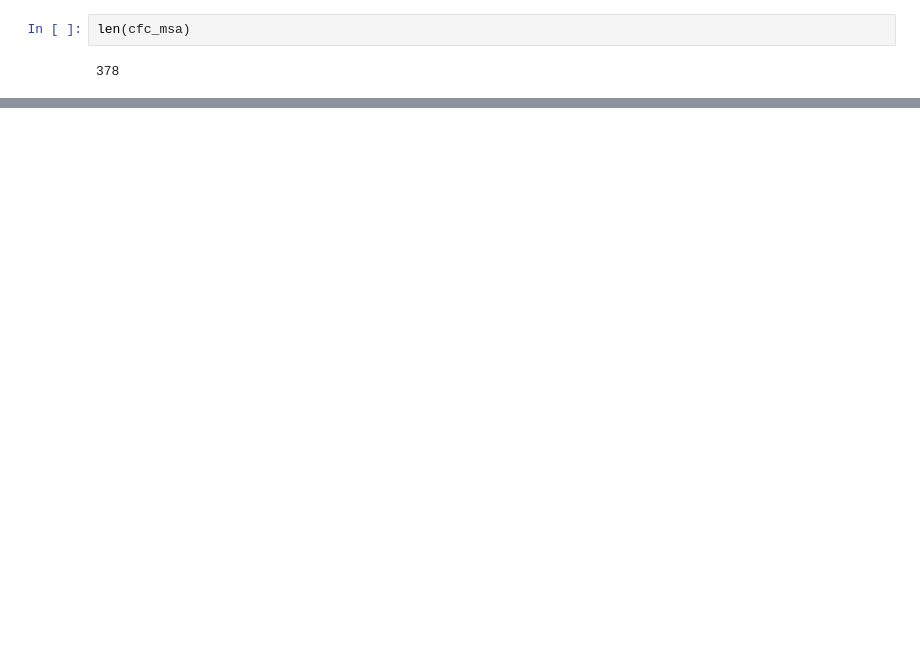
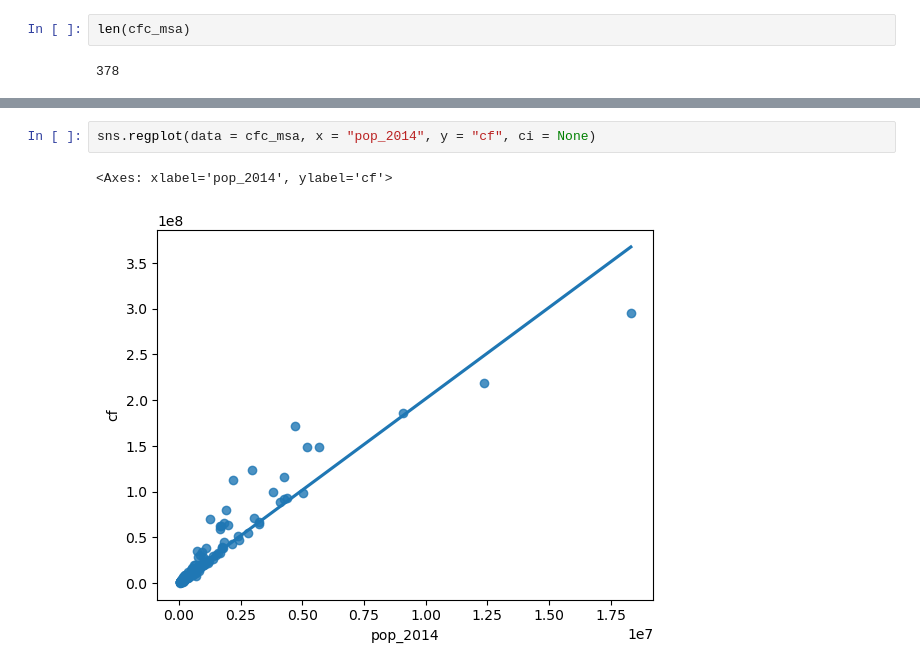
Before and after one commit to narslab/msa-emission-typologies, a Jupyter notebook: bin/jupyter/aggregate-carbon-footprints.ipynb, the cells around one changed output, grey strips where cells are left out. Drawn from its saved outputs; the diff is of its cells as text; blank space fills up the shorter version.

```diff
--- a/bin/jupyter/aggregate-carbon-footprints.ipynb
+++ b/bin/jupyter/aggregate-carbon-footprints.ipynb
@@ -151,0 +171,5 @@ cfc_df.to_csv(filepath)
+# %%
+sns.regplot(data = cfc_msa, x = "pop_2014", y = "cf", ci = None)
+# %% [output]
+<Axes: xlabel='pop_2014', ylabel='cf'>
+[figure, added]
```
Also changed, not shown: parts of 10 cells of this notebook, 4 other files.
